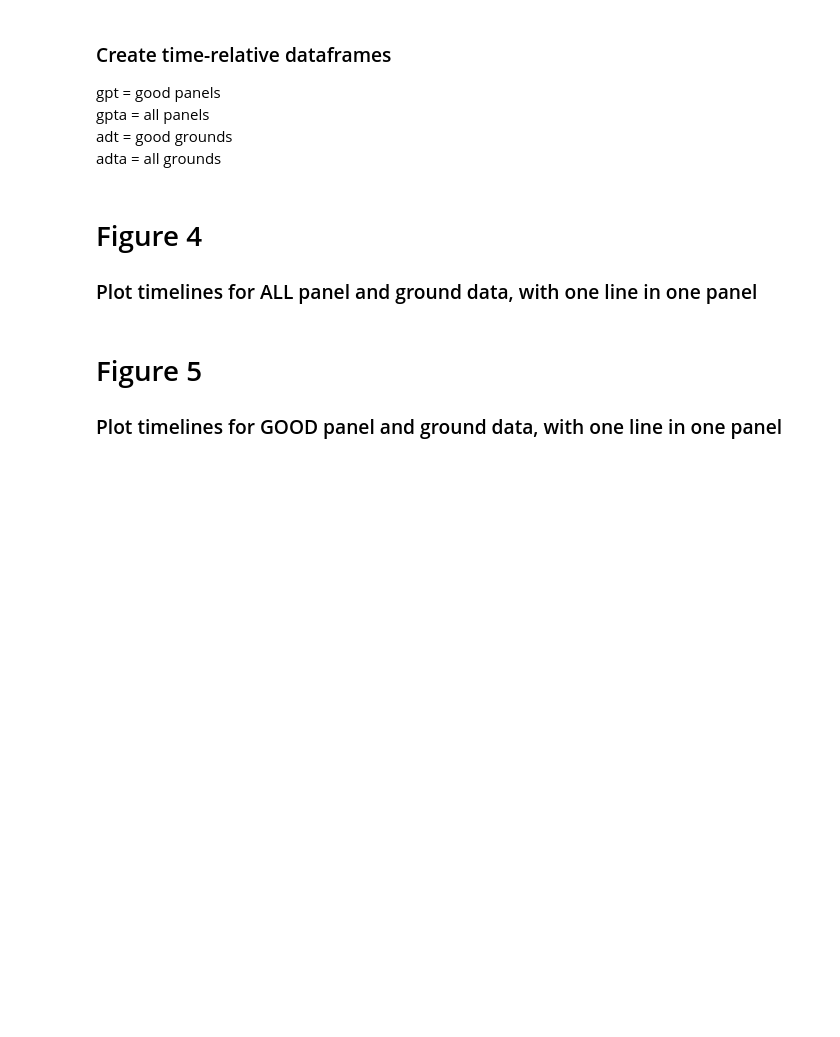
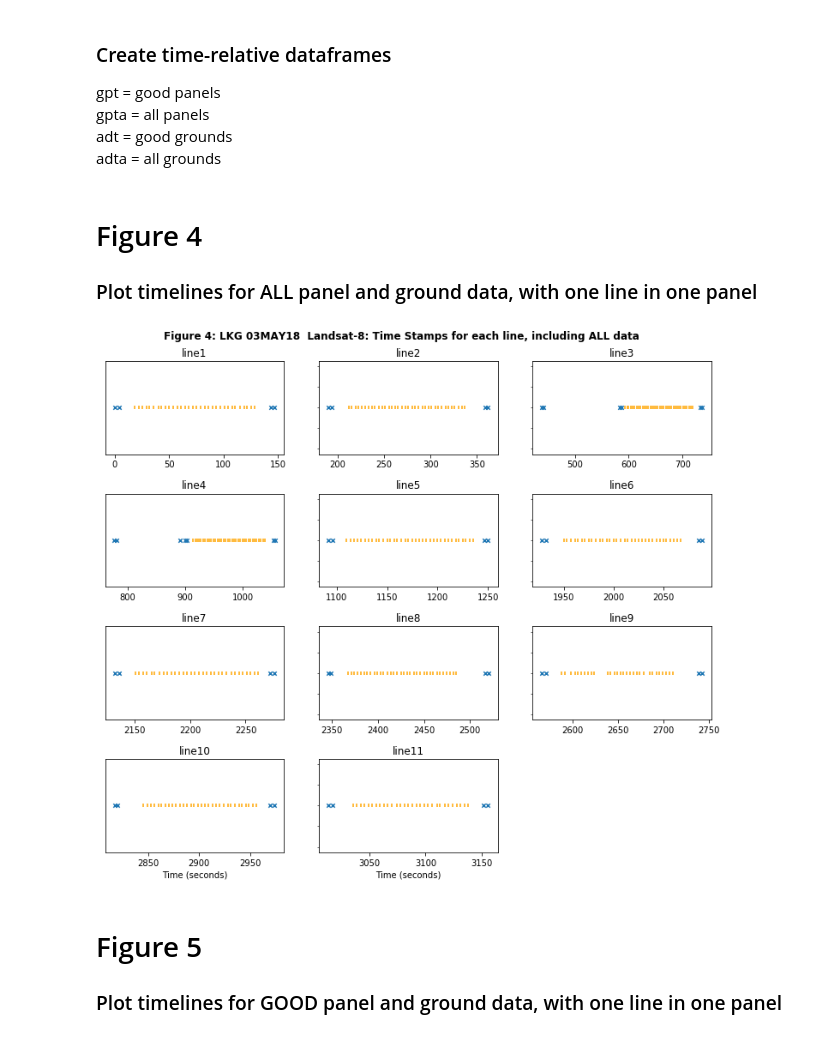
Before and after one commit to GeoscienceAustralia/DEA-CalVal-Phase1, a Jupyter notebook: tempcopy.ipynb, the cells around one changed output. Cells and saved outputs as stored; diff of their text form; code cells hidden in the pictures; blank space fills up the shorter version.

```diff
--- a/tempcopy.ipynb
+++ b/tempcopy.ipynb
@@ -170,7 +193,10 @@ gpt, gpta, adt, adta = cv.create_time_relative_dfs(good_panels, all_panels, good
 
 ### Plot timelines for ALL panel and ground data, with one line in one panel
 # %%
-cv.FIG_all_timelines(gpta, adta, output, field_data)
+cv.FIG_all_timelines(gpta, adta, output, field_data, fignum)
+fignum += 1
+# %% [output]
+[figure, added]
 # %% [markdown]
 # Figure 5
 
```
Also changed, not shown: parts of 23 cells of this notebook, 36 other files.
